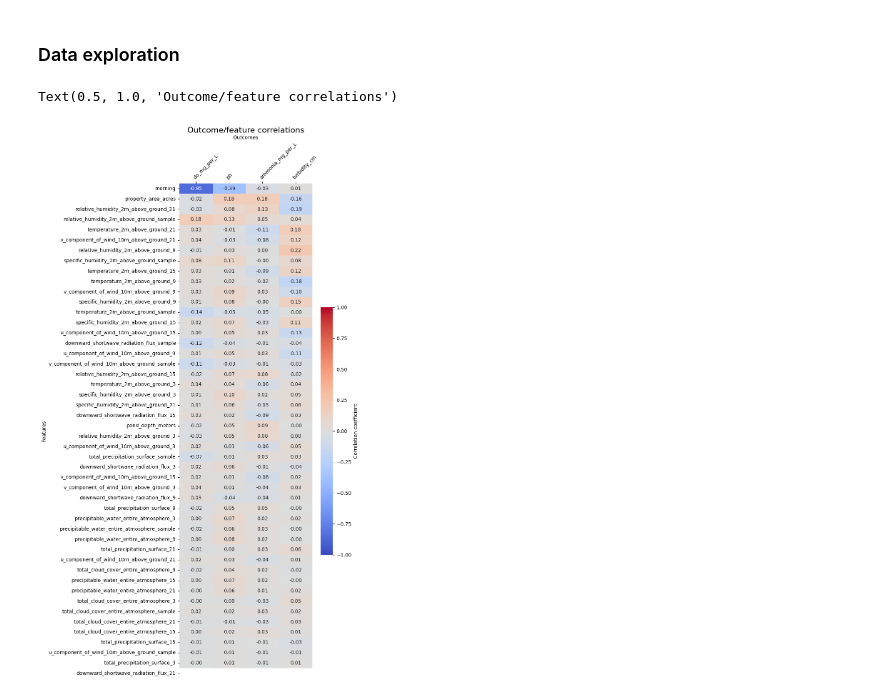
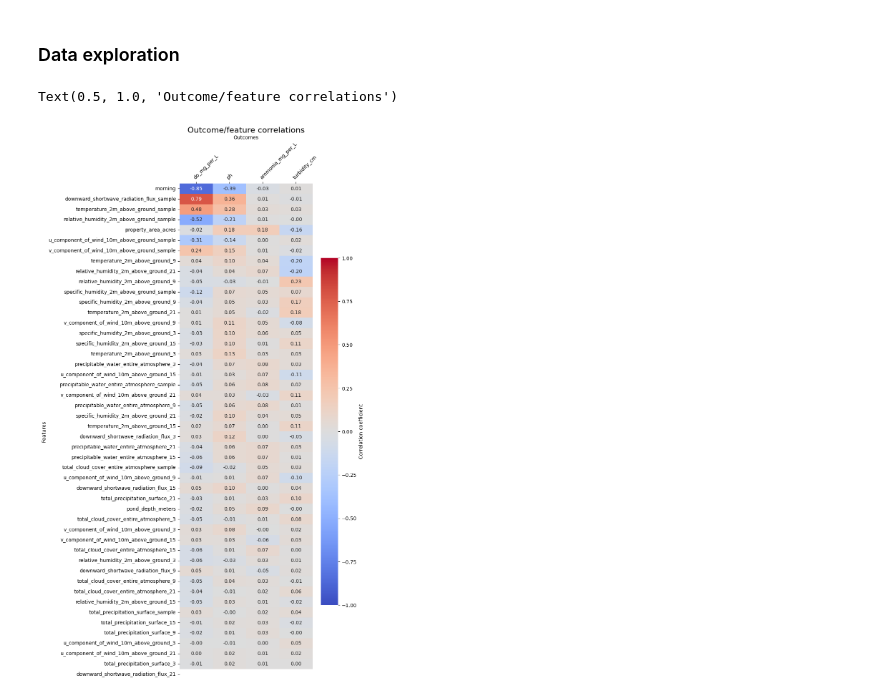
Before and after one commit to fish-welfare-initiative/fwi-predict, a Jupyter notebook: notebooks/8 create_predict_ds.ipynb, the cells around one changed output. Drawn from its saved outputs; the diff is of its cells as text; code cells hidden in the pictures.

```diff
--- a/notebooks/8 create_predict_ds.ipynb
+++ b/notebooks/8 create_predict_ds.ipynb
@@ -10,15 +10,15 @@ from fwi_predict.wq import get_in_range
 # %%
-measurements = gpd.read_file("../data/clean/measurements_with_metadata.geojson")
-gfs = pd.read_csv("../data/clean/gfs_forecasts.csv")
+measurements = gpd.read_file("../data/clean/measurements_with_metadata.geojson").set_index('sample_idx')
+gfs = pd.read_csv("../data/clean/gfs_forecasts.csv").set_index('sample_idx')
 # %%
-predict_df = measurements.set_index('measurement_idx').join(gfs)
+predict_df = measurements.join(gfs)
 # %%
 predict_df['month'] = predict_df['sample_dt'].dt.month
 predict_df['morning'] = predict_df['time_of_day'] == 'morning' # Bad since we found potential error and could have NAs, but rough for now
 # %%
 for param in WQ_RANGES.keys():
     range_name = param.split('_')[0] + '_in_range'
-    predict_df[range_name] = get_in_range(param, predict_df[param], predict_df['time_of_day'])
+    predict_df[range_name] = get_in_required_range(param, predict_df[param], predict_df['time_of_day'])
 # %%
 y_vars_regress = ['do_mg_per_L', 'ph', 'ammonia_mg_per_L', 'turbidity_cm']
 y_vars_class = ['do_in_range', 'ph_in_range', 'ammonia_in_range', 'turbidity_in_range']
@@ -47,29 +47,33 @@ report = ProfileReport(predict_df, title='Prediction Dataframe')
 # %%
 # Generate heatmap of correlations between y vars (as columns) and X vars (as rows)
 import seaborn as sns
 import matplotlib.pyplot as plt
 
-corr = predict_df.corr().loc['y', 'X'].drop(columns='measurement_idx').T
+corr = predict_df \
+  .drop(columns=['y_class', 'group'], level=0) \
+  .corr() \
+  .loc['X', 'y_regress']
+
 corr = corr.loc[corr.apply(lambda x: sum(abs(x)), axis=1).sort_values(ascending=False).index]
 
 fig, ax = plt.subplots(figsize=(6, 18))
 sns.heatmap(corr,
             ax=ax,
             cmap='coolwarm',
             center=0,
             annot=True,
             fmt=".2f",
             vmin=-1,
             vmax=1, # Align colorbar with top of plot
             cbar_kws={'shrink':0.7, 'label': 'Correlation coefficient'})
 
 # Make the y var labels on the top
 ax.xaxis.tick_top() # Rotate them 45 degrees
 ax.xaxis.set_label_position('top')
 plt.xticks(rotation=45, rotation_mode='anchor', ha='left')
 ax.set_xlabel("Outcomes")
 ax.set_ylabel("Features")
 ax.set_title("Outcome/feature correlations", fontsize=16)
 # %% [output]
 Text(0.5, 1.0, 'Outcome/feature correlations')
-[figure, old version]
+[figure, new version]
```
Also changed, not shown: parts of 2 cells of this notebook, 33 other files.
